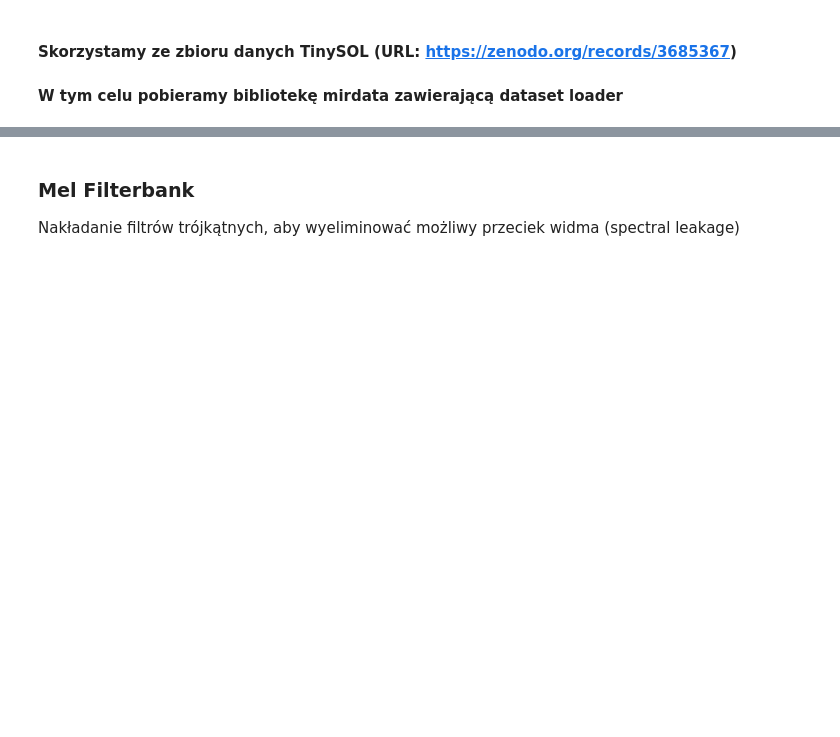
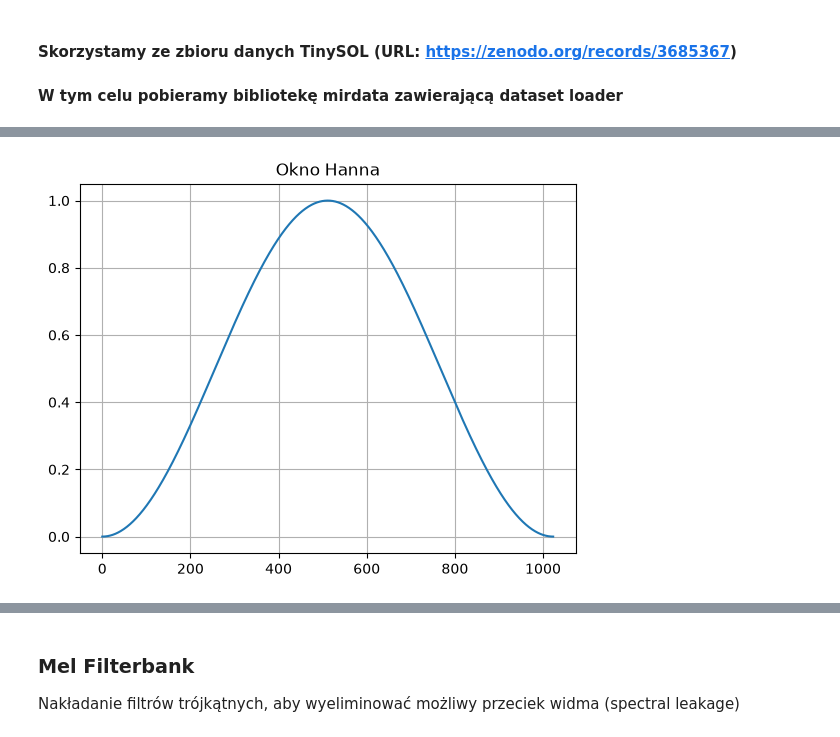
Before and after one commit to DawidSkowronski/PyTorch-Projects, a Jupyter notebook: MelSpectrogram_Implementation/mel_spect.ipynb, the cells around one changed output, grey strips where cells are left out. Cells and saved outputs as stored; diff of their text form; code cells hidden in the pictures; blank space fills up the shorter version.

Commit message:
Added Hann Window

```diff
--- a/MelSpectrogram_Implementation/mel_spect.ipynb
+++ b/MelSpectrogram_Implementation/mel_spect.ipynb
@@ -125,0 +234,11 @@ def frame_audio(audio_data, N, H):
+# %%
+def hann_window(window_len=1024):
+    return np.asarray([ (0.5 - 0.5*np.cos(2*np.pi*n/ (window_len-1))) for n in range(window_len) ])
+# %%
+hann_1024 = hann_window(1024)
+plt.plot(hann_1024)
+plt.grid(True)
+plt.title("Okno Hanna")
+plt.show()
+# %% [output]
+[figure, added]
```
Also changed, not shown: parts of 17 cells of this notebook.
